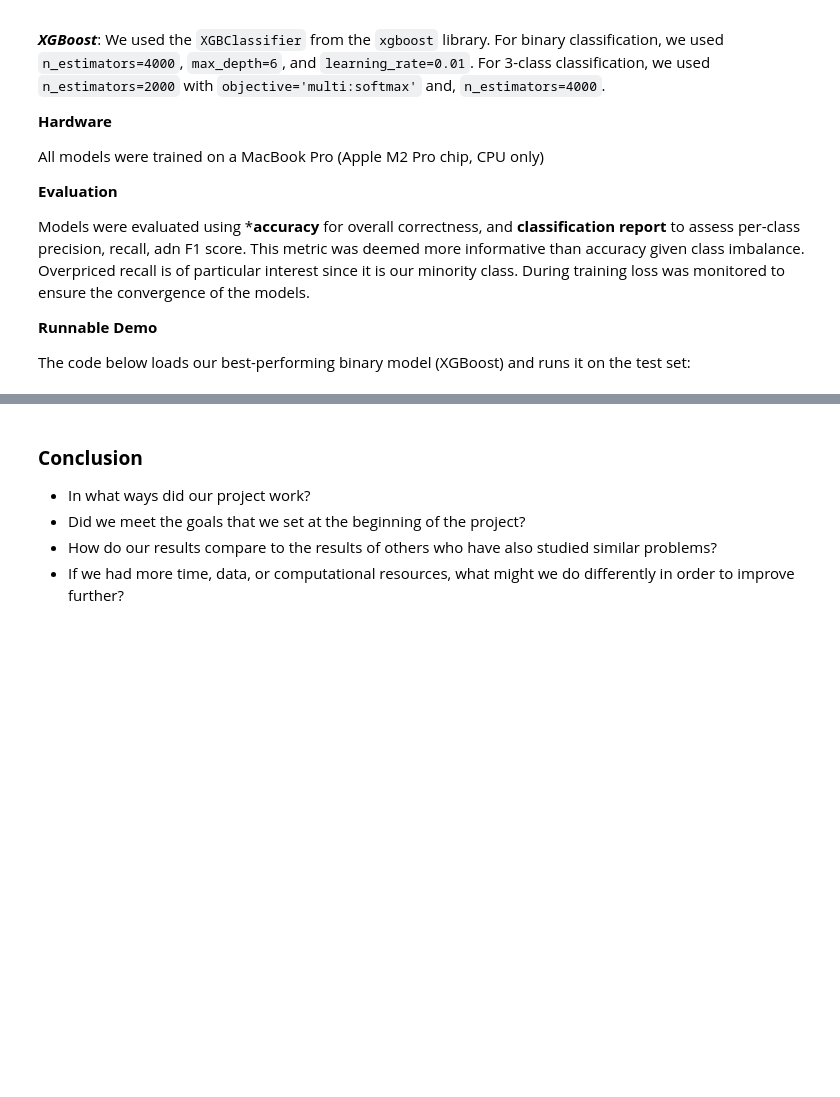
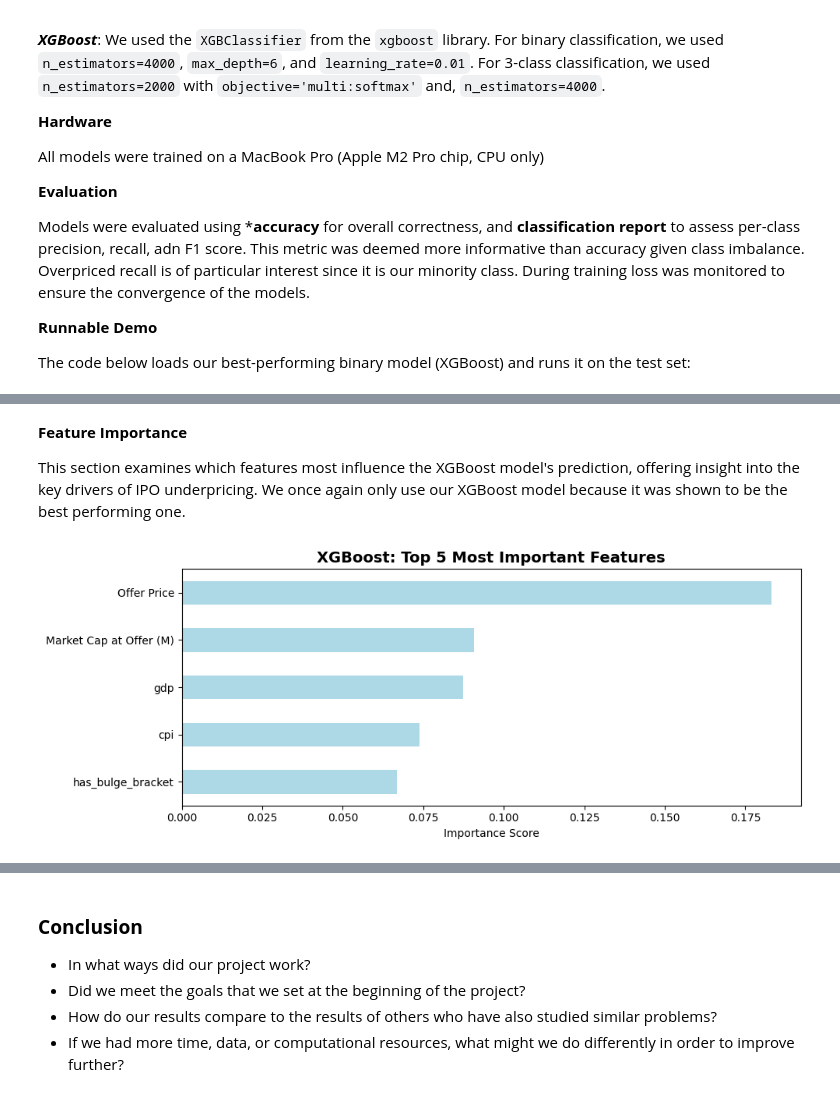
Before and after one commit to A-Kester/ipologists, a Jupyter notebook: report.ipynb, the cells around one changed output, grey strips where cells are left out. Saved outputs shown, nothing was run; the diff lists cells and outputs as text; code cells hidden in the pictures; blank space fills up the shorter version.

```diff
--- a/report.ipynb
+++ b/report.ipynb
@@ -225,33 +228,19 @@ Models were evaluated using ***accuracy** for overall correctness, and **classif
 
 The code below loads our best-performing binary model (XGBoost) and runs it on the test set:
 # %%
-import pandas as pd
 import pickle
-
 from sklearn.metrics import classification_report
 from src.pipeline import features, prepare_xgboost
+full = pd.read_csv("data/final/dataset_full.csv")
 
-print("1")
-
-full = pd.read_csv("data/final/dataset_full.csv")
-print("2", full.shape)
-
-with open("src/models/saved_models/xgboost/xgb_binary_full.pkl", "rb") as f:
+#Loading model
+with open("src/models/saved_models/xgBoost/xgb_binary_full.pkl", "rb") as f:
     xgb_binary = pickle.load(f)
 
-print("3 model loaded")
+X_train, X_test, y_train, y_test = prepare_xgboost(full, "underpriced", features)
+# predict and evaluate
+preds = xgb_binary.predict(X_test)
 
-X_train, X_test, y_train, y_test = prepare_xgboost(
-    full,
-    "underpriced",
-    features
-)
-
-print("4 pipeline done")
-print(X_train.shape)
-print(X_test.shape)
-
-preds = xgb_binary.predict(X_test[:1000])
-
-print("5 predict works")
+print("XGBoost Binary Classifier on Full Dataset")
+print(classification_report(y_test, preds, target_names=["Overpriced", "Underpriced"]))
 # %% [output]
@@ -263,0 +408,21 @@ Example of
+# %% [markdown]
+**Feature Importance**
+
+This section examines which features most influence the XGBoost model's prediction, offering insight into the key drivers of IPO underpricing. We once again only use our XGBoost model because it was shown to be the best performing one.
+# %%
+# Loading the model
+with open("src/models/saved_models/xgBoost/xgb_binary_full.pkl", "rb") as f:
+    xgb_binary = pickle.load(f)
+
+importance = pd.Series(xgb_binary.feature_importances_, index=features).sort_values(ascending=False).head(5).sort_values(ascending=True)
+
+fig,ax = plt.subplots(figsize=(10,4))
+importance.plot(kind="barh", ax=ax, color="lightblue")
+ax.set_title("XGBoost: Top 5 Most Important Features", fontsize=14, fontweight = "bold")
+ax.set_xlabel("Importance Score")
+
+
+plt.tight_layout()
+plt.show()
+# %% [output]
+[figure, added]
```
Also changed, not shown: parts of 19 cells of this notebook, 20 other files.
